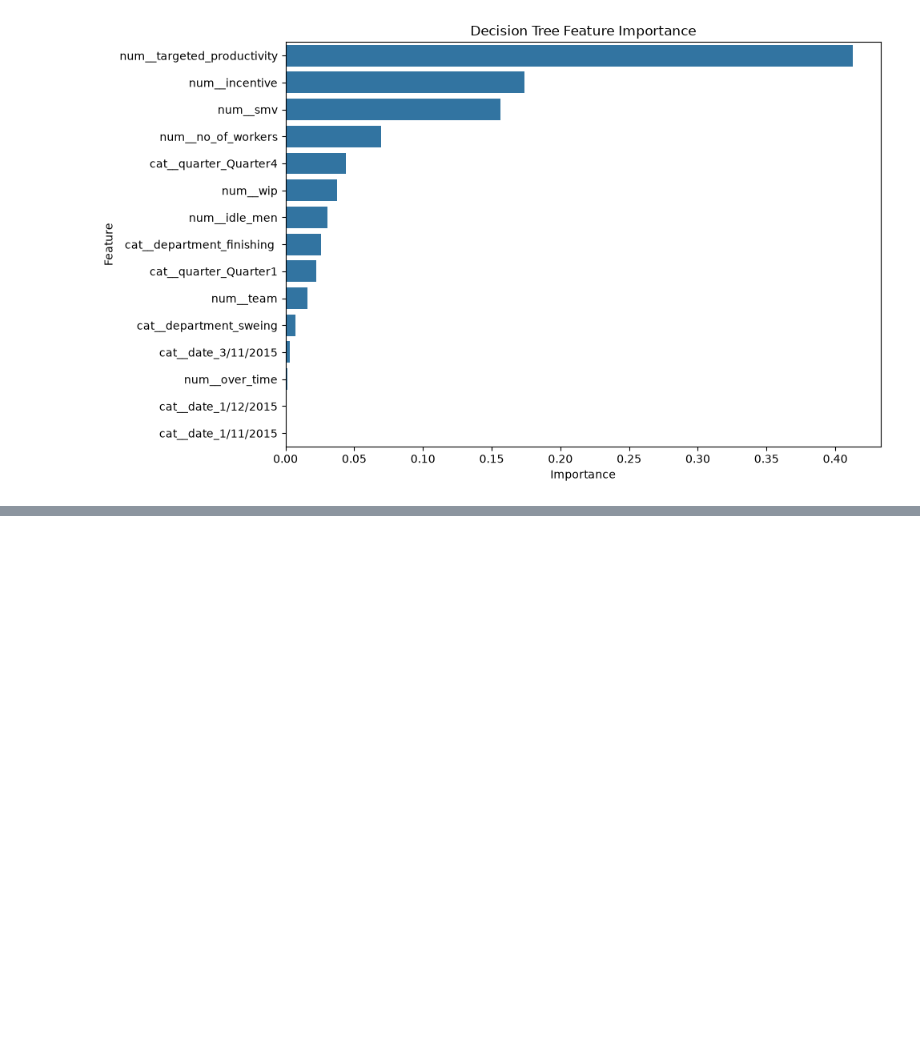
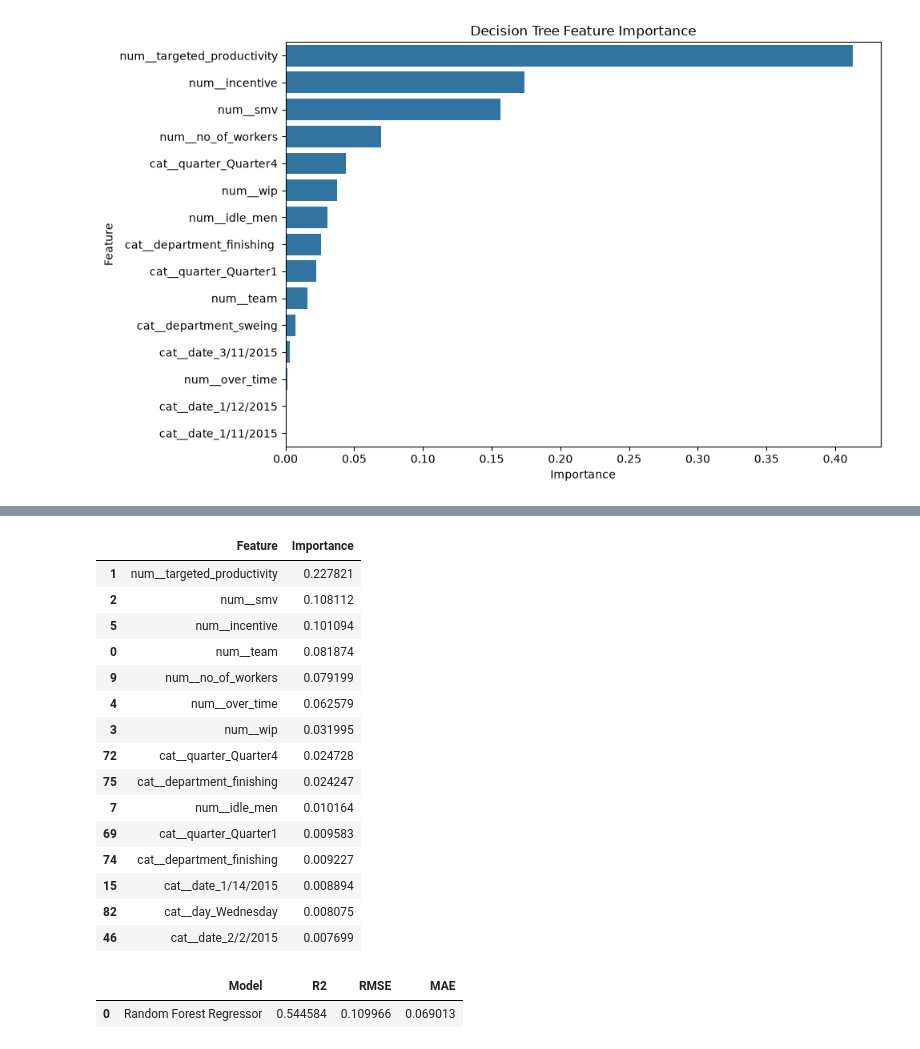
Before and after one commit to ManashaYoges/Team13_ML, a Jupyter notebook: notebooks/regression-part2.ipynb, the cells around one changed output, grey strips where cells are left out. Drawn from its saved outputs; the diff is of its cells as text; code cells hidden in the pictures; blank space fills up the shorter version.

Commit message:
Add Random forest Regressor with n_estimators tuning

```diff
--- a/notebooks/regression-part2.ipynb
+++ b/notebooks/regression-part2.ipynb
@@ -356,0 +415,50 @@ plt.show()
+# %%
+rf_model = rf_grid.best_estimator_.named_steps["model"]
+
+rf_feature_names = (
+    rf_grid
+    .best_estimator_
+    .named_steps["preprocessor"]
+    .get_feature_names_out()
+)
+
+rf_importance_df = pd.DataFrame({
+    "Feature": rf_feature_names,
+    "Importance": rf_model.feature_importances_
+})
+
+rf_importance_df = rf_importance_df.sort_values(
+    by="Importance",
+    ascending=False
+)
+
+display(rf_importance_df.head(15))
+# %% [output]
+|  | Feature | Importance |
+| 1 | num__targeted_productivity | 0.227821 |
+| 2 | num__smv | 0.108112 |
+| 5 | num__incentive | 0.101094 |
+| 0 | num__team | 0.081874 |
+| 9 | num__no_of_workers | 0.079199 |
+| 4 | num__over_time | 0.062579 |
+| 3 | num__wip | 0.031995 |
+| 72 | cat__quarter_Quarter4 | 0.024728 |
+| 75 | cat__department_finishing | 0.024247 |
+| 7 | num__idle_men | 0.010164 |
+| 69 | cat__quarter_Quarter1 | 0.009583 |
+| 74 | cat__department_finishing | 0.009227 |
+| 15 | cat__date_1/14/2015 | 0.008894 |
+| 82 | cat__day_Wednesday | 0.008075 |
+| 46 | cat__date_2/2/2015 | 0.007699 |
+# %%
+results.append({
+    "Model": "Random Forest Regressor",
+    "R2": rf_r2,
+    "RMSE": rf_rmse,
+    "MAE": rf_mae
+})
+
+display(pd.DataFrame(results))
+# %% [output]
+|  | Model | R2 | RMSE | MAE |
+| 0 | Random Forest Regressor | 0.544584 | 0.109966 | 0.069013 |
```
Also changed, not shown: parts of 1 cell of this notebook.
